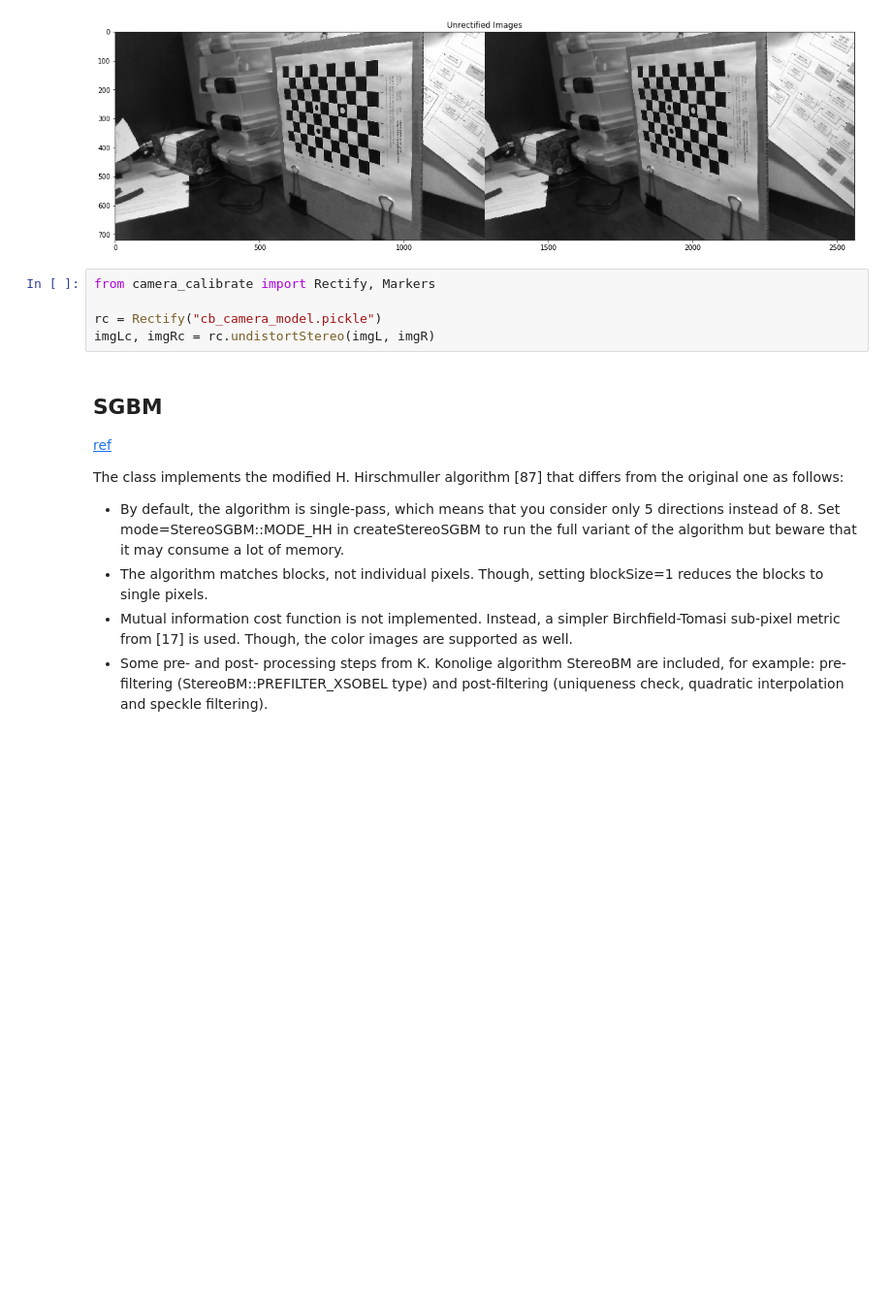
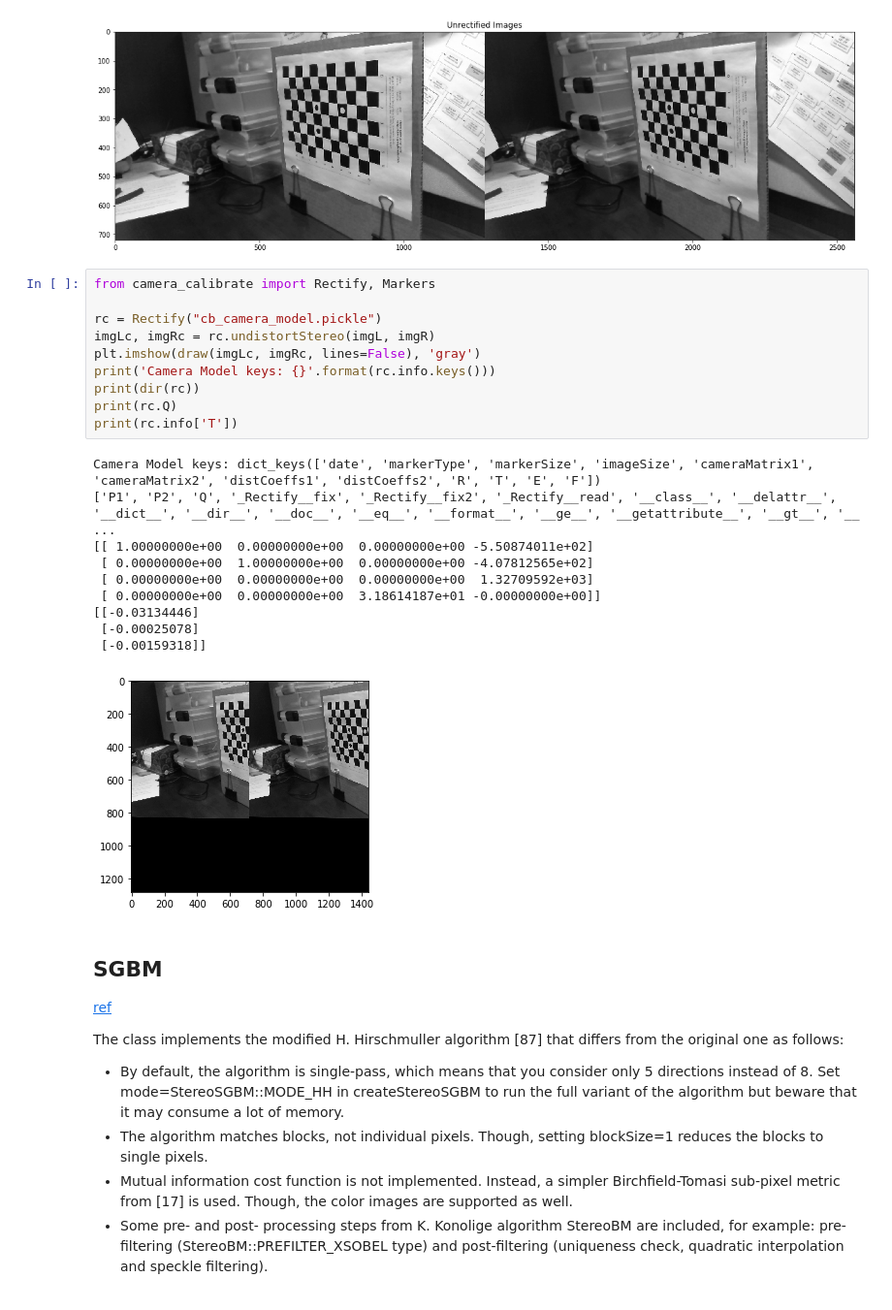
Before and after one commit to walchko/github-blog, a Jupyter notebook: source/blog/Vision/stereo-vision/stereo.ipynb, the cells around one changed output. Shown at 97% size. Drawn from its saved outputs; the diff is of its cells as text; blank space fills up the shorter version.

```diff
--- a/source/blog/Vision/stereo-vision/stereo.ipynb
+++ b/source/blog/Vision/stereo-vision/stereo.ipynb
@@ -70,8 +95,24 @@ plt.title('Unrectified Images');
 # %%
 from camera_calibrate import Rectify, Markers
 
 rc = Rectify("cb_camera_model.pickle")
 imgLc, imgRc = rc.undistortStereo(imgL, imgR)
+plt.imshow(draw(imgLc, imgRc, lines=False), 'gray')
+print('Camera Model keys: {}'.format(rc.info.keys()))
+print(dir(rc))
+print(rc.Q)
+print(rc.info['T'])
+# %% [output]
+Camera Model keys: dict_keys(['date', 'markerType', 'markerSize', 'imageSize', 'cameraMatrix1', 'cameraMatrix2', 'distCoeffs1', 'distCoeffs2', 'R', 'T', 'E', 'F'])
+['P1', 'P2', 'Q', '_Rectify__fix', '_Rectify__fix2', '_Rectify__read', '__class__', '__delattr__', '__dict__', '__dir__', '__doc__', '__eq__', '__format__', '__ge__', '__getattribute__', '__gt__', '__ ...
+[[ 1.00000000e+00  0.00000000e+00  0.00000000e+00 -5.50874011e+02]
+ [ 0.00000000e+00  1.00000000e+00  0.00000000e+00 -4.07812565e+02]
+ [ 0.00000000e+00  0.00000000e+00  0.00000000e+00  1.32709592e+03]
+ [ 0.00000000e+00  0.00000000e+00  3.18614187e+01 -0.00000000e+00]]
+[[-0.03134446]
+ [-0.00025078]
+ [-0.00159318]]
+[figure, added]
 # %% [markdown]
 ## SGBM
 
```
Also changed, not shown: parts of 25 cells of this notebook, 5 other files.
